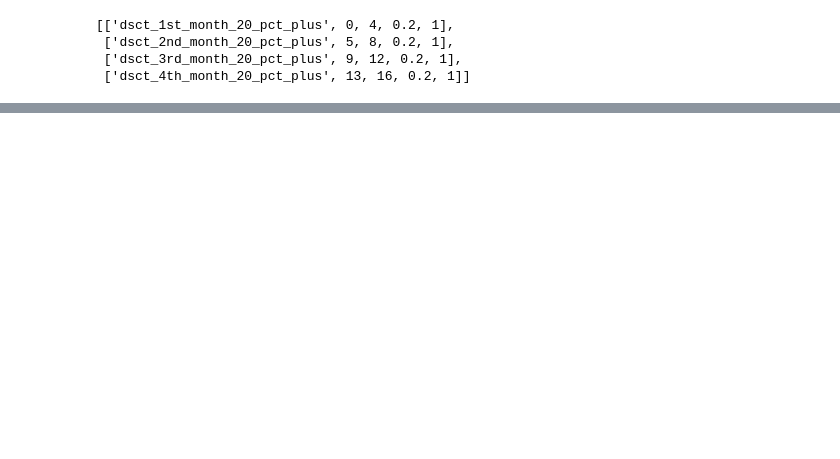
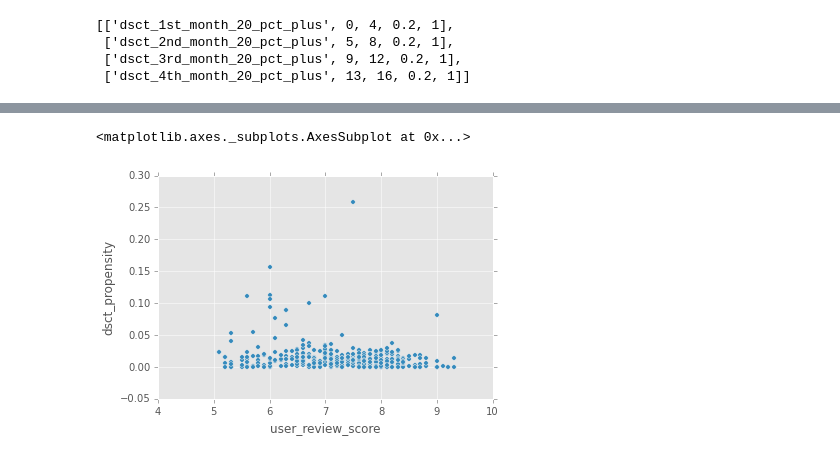
Before and after one commit to madnoodles/Krobelus, a Jupyter notebook: game_data_analysis.ipynb, the cells around one changed output, grey strips where cells are left out. Saved outputs shown, nothing was run; the diff lists cells and outputs as text; code cells hidden in the pictures; blank space fills up the shorter version.

```diff
--- a/game_data_analysis.ipynb
+++ b/game_data_analysis.ipynb
@@ -441,2 +454,7 @@ dataset[:5]
 # %%
 dataset.to_csv('dataset.csv')
+# %%
+dataset[(dataset.dsct_propensity<10) & (dataset.user_review_score>5)].plot(kind='scatter', x='user_review_score', y='dsct_propensity')
+# %% [output]
+<matplotlib.axes._subplots.AxesSubplot at 0x...>
+[figure, added]
```
Also changed, not shown: parts of 4 cells of this notebook, 1 other file.
